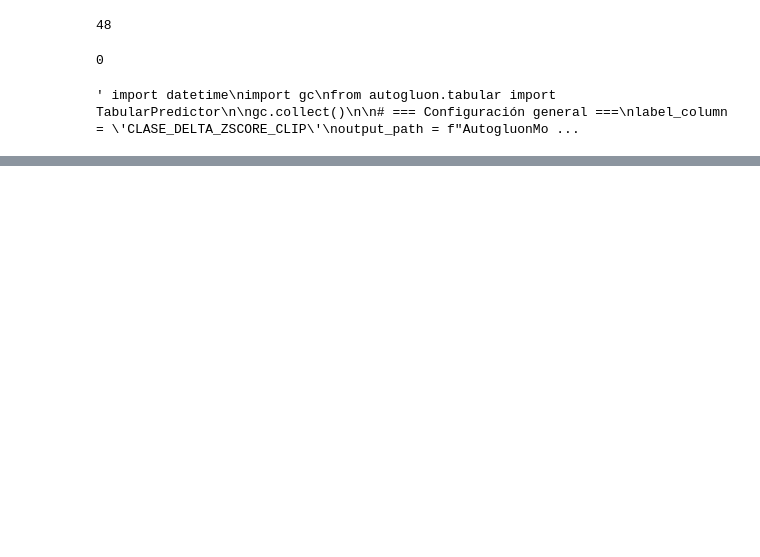
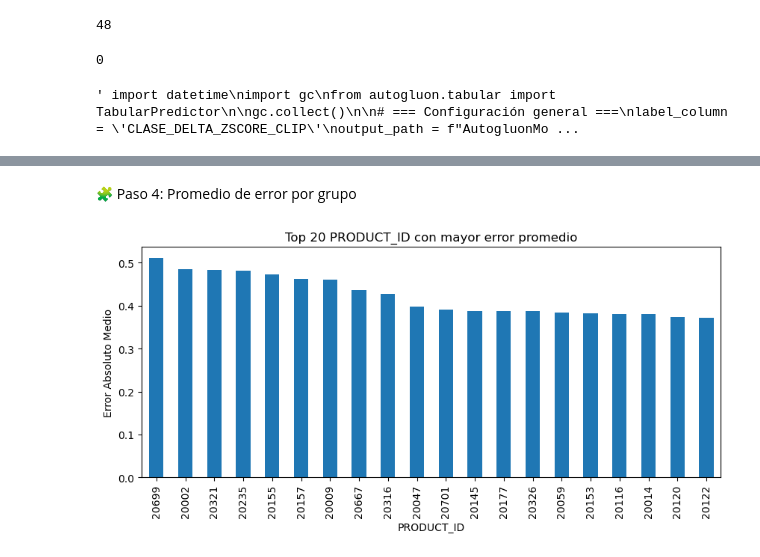
Before and after one commit to plcablinski/labo3-2025v, a Jupyter notebook: Autogluon_normalizando_clase_delta.ipynb, the cells around one changed output, grey strips where cells are left out. Cells and saved outputs as stored; diff of their text form; code cells hidden in the pictures; blank space fills up the shorter version.

```diff
--- a/Autogluon_normalizando_clase_delta.ipynb
+++ b/Autogluon_normalizando_clase_delta.ipynb
@@ -249,0 +406,9 @@ importancia = predictor.feature_importance(df_val)
+# %% [markdown]
+🧩 Paso 4: Promedio de error por grupo
+# %%
+top_errores_producto = df_val.groupby('PRODUCT_ID')['error_abs'].mean().sort_values(ascending=False).head(20)
+top_errores_producto.plot(kind='bar', figsize=(10,4), title='Top 20 PRODUCT_ID con mayor error promedio')
+plt.ylabel('Error Absoluto Medio')
+plt.show()
+# %% [output]
+[figure, added]
```
Also changed, not shown: parts of 17 cells of this notebook, 1 other file.
